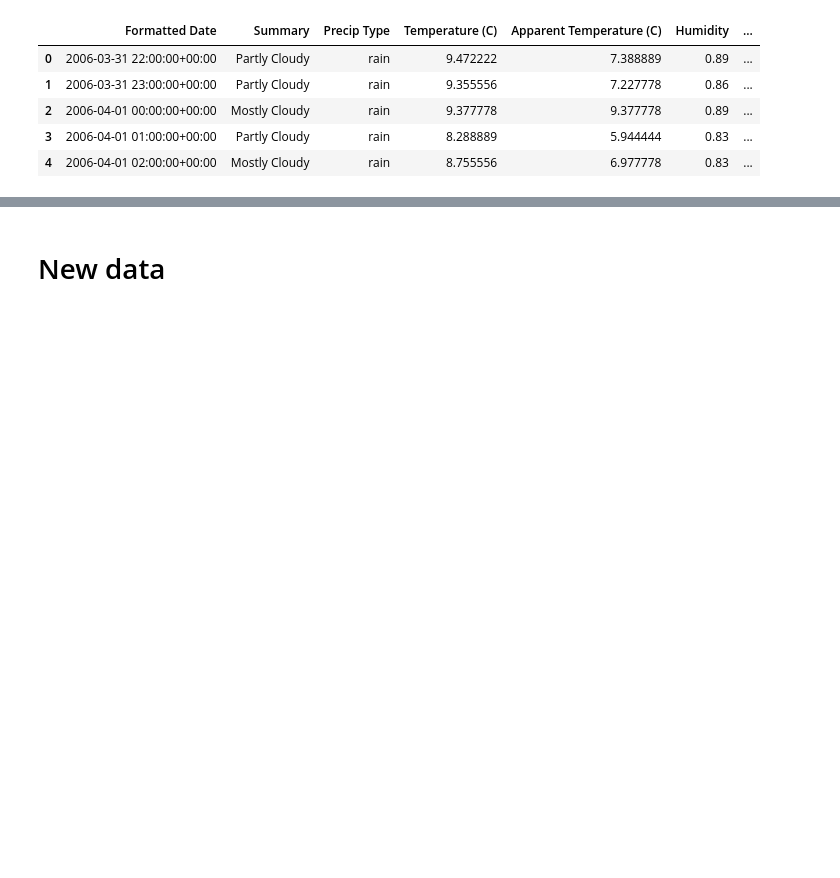
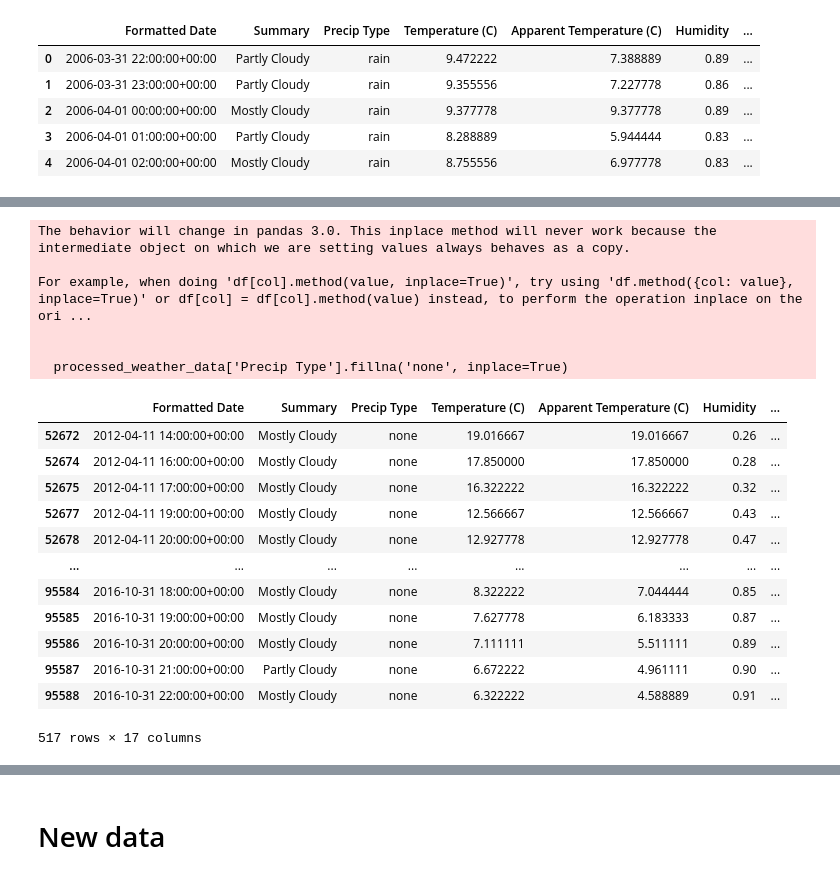
Before and after one commit to CMC-NCKH-2026/Weather_forcasting, a Jupyter notebook: notebooks/Data_Engineering.ipynb, the cells around one changed output, grey strips where cells are left out. Drawn from its saved outputs; the diff is of its cells as text; code cells hidden in the pictures; blank space fills up the shorter version.

```diff
--- a/notebooks/Data_Engineering.ipynb
+++ b/notebooks/Data_Engineering.ipynb
@@ -56,0 +81,23 @@ weather_data.head()
+# %%
+processed_weather_data['Precip Type'].fillna('none', inplace=True)
+processed_weather_data[processed_weather_data['Precip Type'] == 'none']
+# %% [output]
+The behavior will change in pandas 3.0. This inplace method will never work because the intermediate object on which we are setting values always behaves as a copy.
+
+For example, when doing 'df[col].method(value, inplace=True)', try using 'df.method({col: value}, inplace=True)' or df[col] = df[col].method(value) instead, to perform the operation inplace on the ori ...
+
+
+  processed_weather_data['Precip Type'].fillna('none', inplace=True)
+|  | Formatted Date | Summary | Precip Type | Temperature (C) | Apparent Temperature (C) | Humidity | ... |
+| 52672 | 2012-04-11 14:00:00+00:00 | Mostly Cloudy | none | 19.016667 | 19.016667 | 0.26 | ... |
+| 52674 | 2012-04-11 16:00:00+00:00 | Mostly Cloudy | none | 17.850000 | 17.850000 | 0.28 | ... |
+| 52675 | 2012-04-11 17:00:00+00:00 | Mostly Cloudy | none | 16.322222 | 16.322222 | 0.32 | ... |
+| 52677 | 2012-04-11 19:00:00+00:00 | Mostly Cloudy | none | 12.566667 | 12.566667 | 0.43 | ... |
+| 52678 | 2012-04-11 20:00:00+00:00 | Mostly Cloudy | none | 12.927778 | 12.927778 | 0.47 | ... |
+| ... | ... | ... | ... | ... | ... | ... | ... |
+| 95584 | 2016-10-31 18:00:00+00:00 | Mostly Cloudy | none | 8.322222 | 7.044444 | 0.85 | ... |
+| 95585 | 2016-10-31 19:00:00+00:00 | Mostly Cloudy | none | 7.627778 | 6.183333 | 0.87 | ... |
+| 95586 | 2016-10-31 20:00:00+00:00 | Mostly Cloudy | none | 7.111111 | 5.511111 | 0.89 | ... |
+| 95587 | 2016-10-31 21:00:00+00:00 | Partly Cloudy | none | 6.672222 | 4.961111 | 0.90 | ... |
+| 95588 | 2016-10-31 22:00:00+00:00 | Mostly Cloudy | none | 6.322222 | 4.588889 | 0.91 | ... |
+517 rows × 17 columns
```
Also changed, not shown: parts of 6 cells of this notebook, 2 other files.
